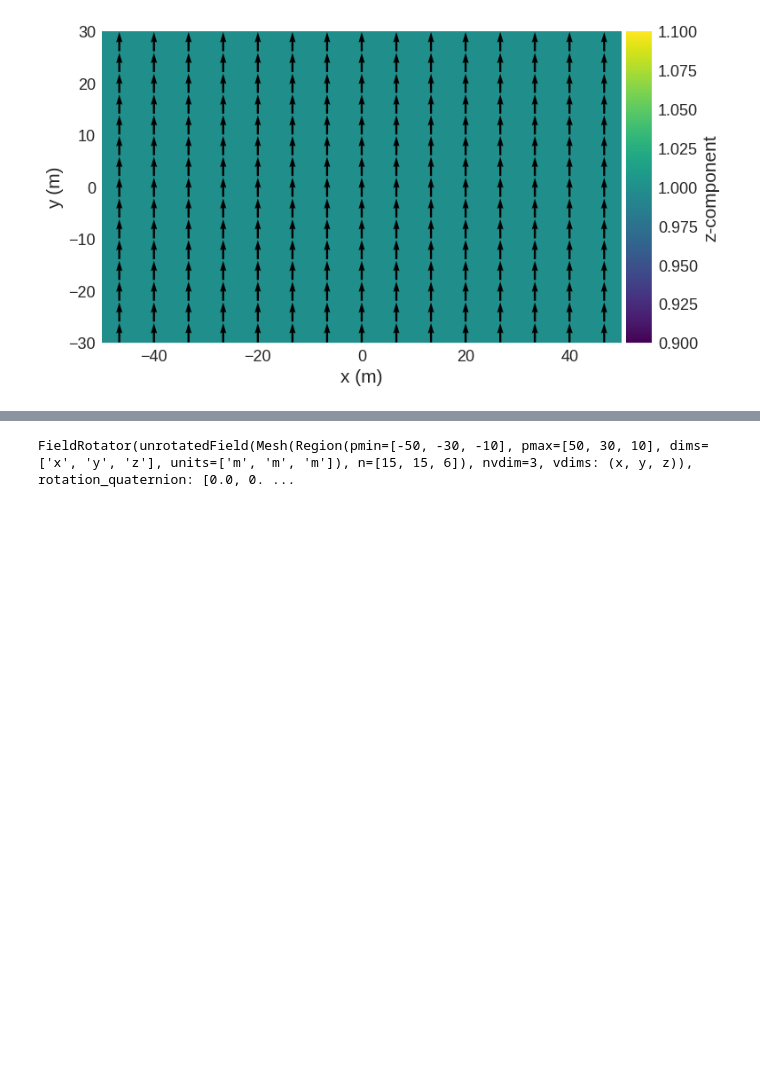
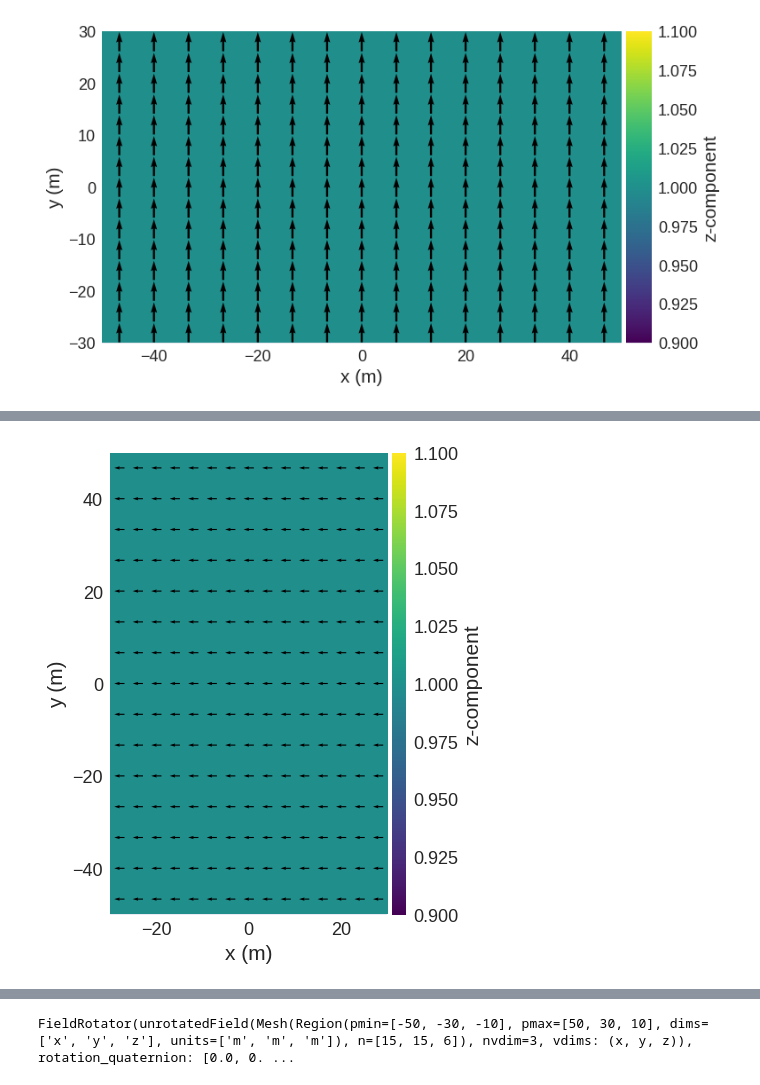
Before and after one commit to ubermag/discretisedfield, a Jupyter notebook: docs/field-rotations.ipynb, the cells around one changed output, grey strips where cells are left out. Cells and saved outputs as stored; diff of their text form; code cells hidden in the pictures; blank space fills up the shorter version.

```diff
--- a/docs/field-rotations.ipynb
+++ b/docs/field-rotations.ipynb
@@ -39,0 +47,5 @@ field.sel("z").mpl()
+# %%
+rotated_field = field.rotate90("x", "y")
+rotated_field.sel("z").mpl()
+# %% [output]
+[figure, added]
```
Also changed, not shown: parts of 7 cells of this notebook.
